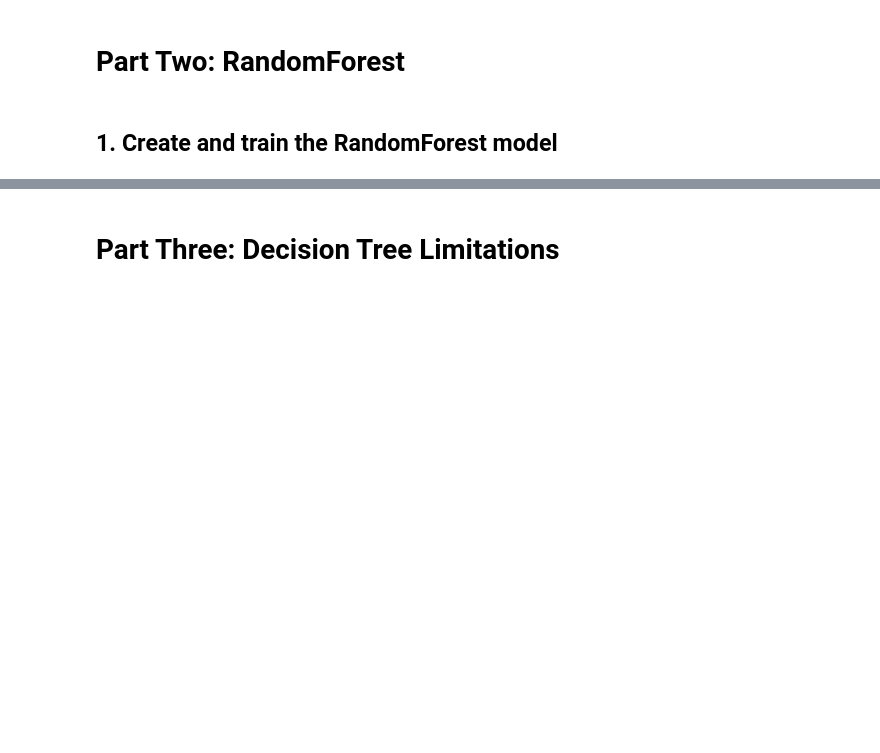
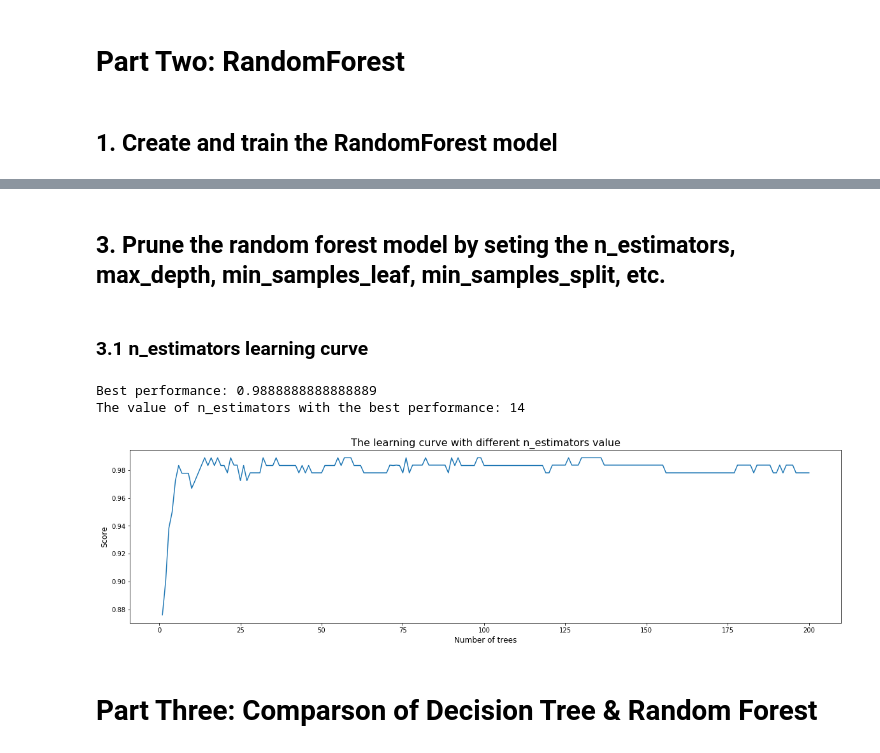
Before and after one commit to xslittlemaggie/Deep-Learning-Machine-Learning-Projects, a Jupyter notebook: Wine_DecisionTree_RandomForest.ipynb, the cells around one changed output, grey strips where cells are left out. Drawn from its saved outputs; the diff is of its cells as text; code cells hidden in the pictures; blank space fills up the shorter version.

```diff
--- a/Wine_DecisionTree_RandomForest.ipynb
+++ b/Wine_DecisionTree_RandomForest.ipynb
@@ -178,16 +212,18 @@ Min_samples_leaf: 1
 # the minimum value of min_samples_split = 2
 scores = []
 for i in range(2, 11):
-  clf = DecisionTreeClassifier(max_depth = 3
-                            ,criterion = "entropy"
+  clf = DecisionTreeClassifier(criterion = "entropy"
+                            ,splitter = "random"
                             ,random_state = 30
-                            ,splitter = "random"
-                            ,min_samples_leaf = 3
-                            ,min_samples_split = i)
+                            ,max_depth = 3
+                            #,min_samples_leaf = i
+                            ,min_samples_split = i
+                              )
   clf.fit(x_train, y_train)
   score = clf.score(x_test, y_test)
   scores.append(score)
-
+print("Best performance: {}".format(max(scores)))
+print("Min_samples_split: {}".format(scores.index(max(scores)) + 2))
 plt.plot(range(2, 11), scores, color = "b", label = "min_samples_split")
 plt.title("Decision Tree with different min_samples_split")
 plt.xlabel('min_samples_split')
@@ -234,10 +272,10 @@ graph
 # Part Two: RandomForest
 # %% [markdown]
 ## 1. Create and train the RandomForest model
+# %%
+x_train, x_test, y_train, y_test = train_test_split(X, y, test_size = 0.3, random_state = 30)  # choose 30% of the data as validation dataset
 # %%
-from sklearn.ensemble import RandomForestClassifier
-
-rfc = RandomForestClassifier(n_estimators = 25)
+rfc = RandomForestClassifier(random_state = 30)
 rfc.fit(x_train, y_train)
 result = rfc.score(x_test, y_test)
 result
@@ -260,2 +299,26 @@ result
+# %% [markdown]
+## 3. Prune the random forest model by seting the n_estimators, max_depth, min_samples_leaf, min_samples_split, etc.
+# %% [markdown]
+### 3.1 n_estimators learning curve
+# %%
+# time warning!!! about 10 minutes
+scores = []
+for i in range(200):
+  rfc = RandomForestClassifier(n_estimators = i + 1, n_jobs = -1, random_state = 30)
+  rfc_s = cross_val_score(rfc, wine.data, wine.target, cv = 10).mean()
+  scores.append(rfc_s)
+
+print("Best performance: {}".format(max(scores)))
+print("The value of n_estimators with the best performance: {}".format(scores.index(max(scores)) + 1))
+plt.figure(figsize = (20, 5))
+plt.plot(range(1, 201), scores)
+plt.title("The learning curve with different n_estimators", size = 16)
+plt.ylabel("Score", size = 12)
+plt.xlabel("Number of trees", size = 12)
+plt.show()
+# %% [output]
+Best performance: 0.9888888888888889
+The value of n_estimators with the best performance: 14
+[figure, added]
 # %% [markdown]
-# Part Three: Decision Tree Limitations
+# Part Three: Comparson of Decision Tree & Random Forest
```
Also changed, not shown: parts of 48 cells of this notebook.
